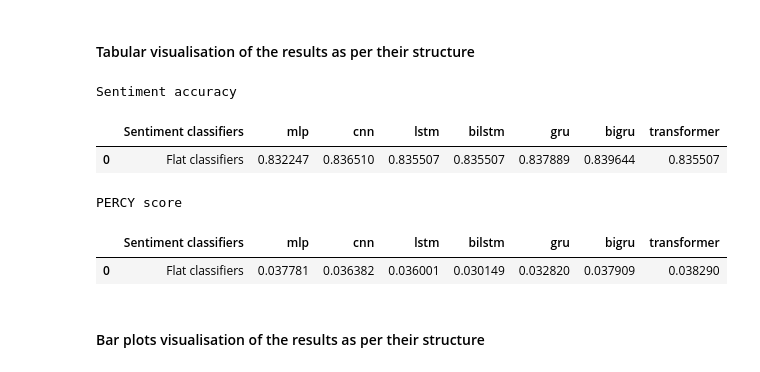
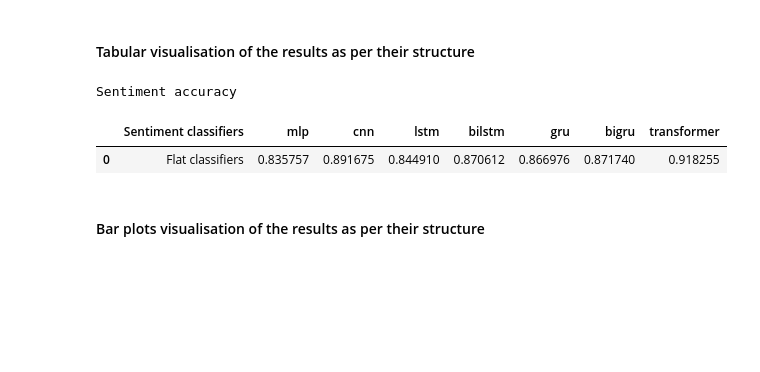
Before and after one commit to shashgpt/covid_19_twitter_SIGIR2024, a Jupyter notebook: analysis.ipynb, the cells around one changed output. Drawn from its saved outputs; the diff is of its cells as text; code cells hidden in the pictures; blank space fills up the shorter version.

```diff
--- a/analysis.ipynb
+++ b/analysis.ipynb
@@ -271,9 +314,9 @@ from analysis.query_distributions import query_distributions
 
 #Replace classifiers with <None> value
 input_dict = {
-            "flat_classifiers":FLAT_CLASSIFIERS,
+            "flat_classifiers":None,
             "ikd":None,
-            "cwe":None,
+            "cwe":CWE,
             "fe":None,
             "mask_models":None
              }
@@ -313,31 +380,28 @@ dataframe_percy = create_tabular_visualisation(data, DNN_MODELS, "percy_score",
 # %%
 #Provide a small description of the tables
 from IPython.display import display_html
 from itertools import chain,cycle
 def display_side_by_side(*args, titles=cycle([''])):
     html_str=''
     for df,title in zip(args, chain(titles,cycle(['</br>']))):
         html_str+='<th style="text-align:center"><td style="vertical-align:top">'
         if ' \n ' in title:
             titles = title.split(' \n ')
             for title in titles:
                 html_str+=f'<h2 style="text-align: center;">{title}</h2>'
         else:
             html_str+=f'<h2 style="text-align: center;">{title}</h2>'
         html_str+=df.to_html().replace('table','table style="display:inline"')
         html_str+='</td></th>'
     display_html(html_str,raw=True)
 display_side_by_side(dataframe_accuracy,
                      titles=['Sentiment accuracy'])
-display_side_by_side(dataframe_percy,
-                     titles=['PERCY score'])
+# display_side_by_side(dataframe_percy,
+#                      titles=['PERCY score'])
 # %% [output]
 Sentiment accuracy
 |  | Sentiment classifiers | mlp | cnn | lstm | bilstm | gru | bigru | transformer |
-| 0 | Flat classifiers | 0.832247 | 0.836510 | 0.835507 | 0.835507 | 0.837889 | 0.839644 | 0.835507 |
+| 0 | Flat classifiers | 0.835757 | 0.891675 | 0.844910 | 0.870612 | 0.866976 | 0.871740 | 0.918255 |
-PERCY score
-|  | Sentiment classifiers | mlp | cnn | lstm | bilstm | gru | bigru | transformer |
-| 0 | Flat classifiers | 0.037781 | 0.036382 | 0.036001 | 0.030149 | 0.032820 | 0.037909 | 0.038290 |
 # %% [markdown]
 #### Bar plots visualisation of the results as per their structure
 # %% [markdown]
```
Also changed, not shown: parts of 17 cells of this notebook, 15 other files.
